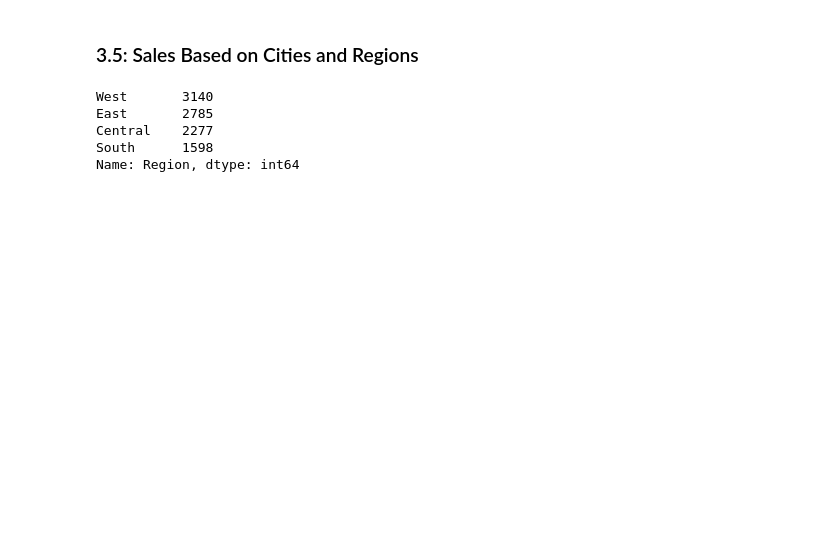
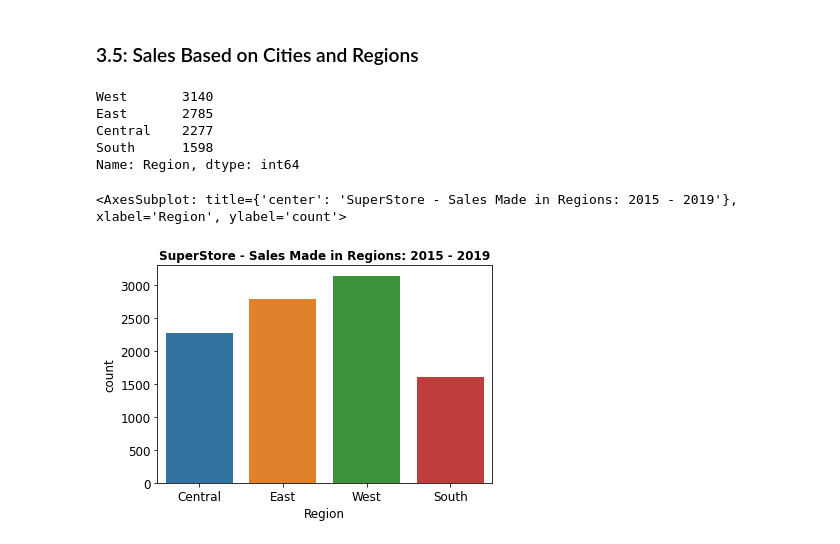
Before and after one commit to WayneNyariroh/StoreSales_Analysis, a Jupyter notebook: superStoreSales_EDA.ipynb, the cells around one changed output. Drawn from its saved outputs; the diff is of its cells as text; code cells hidden in the pictures; blank space fills up the shorter version.

```diff
--- a/superStoreSales_EDA.ipynb
+++ b/superStoreSales_EDA.ipynb
@@ -580,3 +613,11 @@ East       2785
 Central    2277
 South      1598
 Name: Region, dtype: int64
+# %%
+plt.figure(figsize=(6,4))
+plt.title('SuperStore - Sales Made in Regions: 2015 - 2019', fontsize=12, fontweight='bold')
+plt.ylabel('Sales')
+sns.countplot(x=store_df['Region'])
+# %% [output]
+<AxesSubplot: title={'center': 'SuperStore - Sales Made in Regions: 2015 - 2019'}, xlabel='Region', ylabel='count'>
+[figure, added]
```
Also changed, not shown: parts of 21 cells of this notebook, 3 other files.
